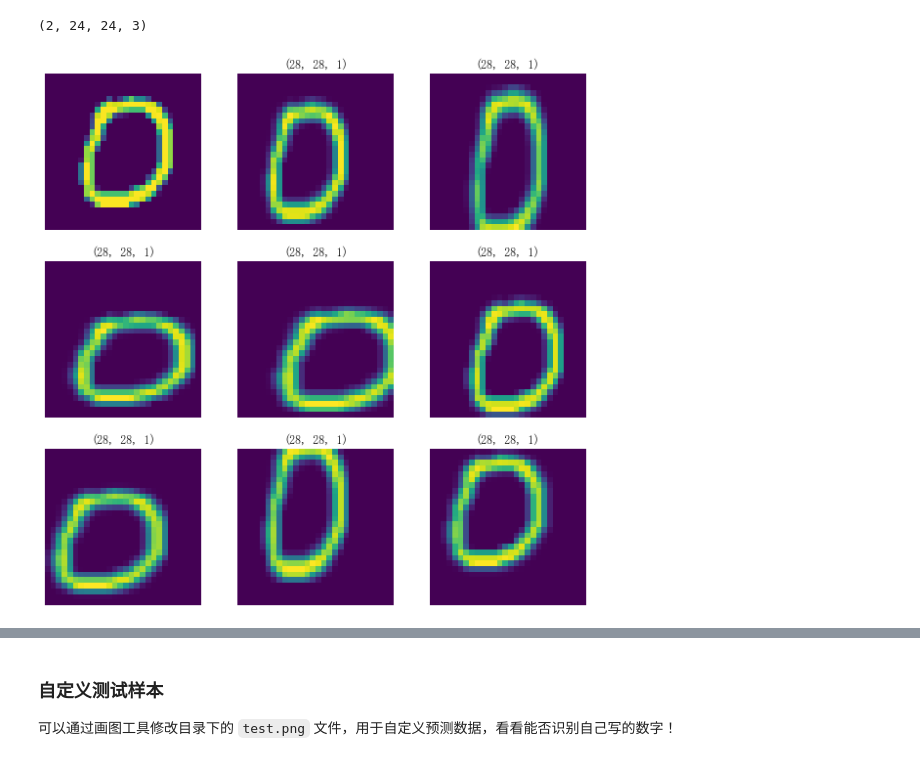
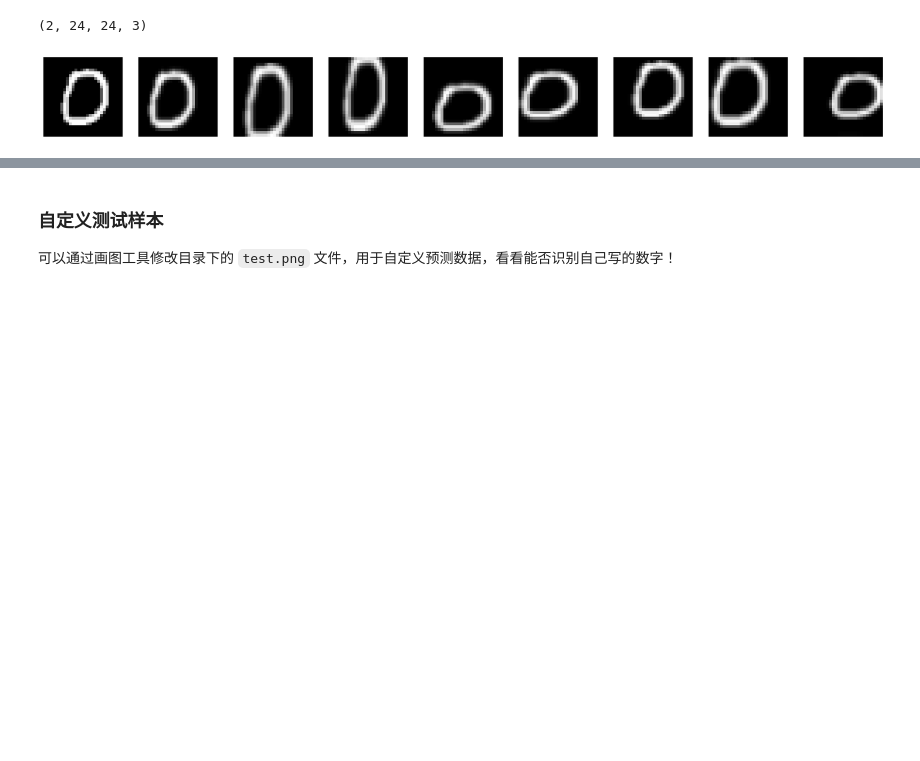
Before and after one commit to wty-yy/DeepLearing-Summer, a Jupyter notebook: TensorFlow/Part2 Neural Networks/Neural Networks writing number improved.ipynb, the cells around one changed output, grey strips where cells are left out. Cells and saved outputs as stored; diff of their text form; code cells hidden in the pictures; blank space fills up the shorter version.

```diff
--- a/TensorFlow/Part2 Neural Networks/Neural Networks writing number improved.ipynb
+++ b/TensorFlow/Part2 Neural Networks/Neural Networks writing number improved.ipynb
@@ -19,26 +19,38 @@ y = layers.Cropping2D(cropping=((2, 2)))(x)
 print(y.shape)
 # %% [output]
 (2, 24, 24, 3)
+# %%
+plt.rcParams['axes.linewidth'] = 1  # 图框宽度
+plt.rcParams['figure.dpi'] = 100  # plt.show显示分辨率
+config = {
+    "font.family":'serif',
+    "font.size": 18,
+    "mathtext.fontset":'stix',
+    "font.serif": ['SimSun'],
+}
+plt.rcParams.update(config)
 # %%
 # 对数据增强的详细解释请见 Part3 Convolution Neural Networks 目录下 Image classification.ipynb 的数据增强部分
 augmentation = keras.Sequential([
     layers.RandomZoom(0.3, 0.3, input_shape=(28, 28, 1)),  # 压缩图像
     layers.RandomTranslation(0.15, 0.15, fill_mode='constant', input_shape=(28, 28, 1))  # 平移图像
 ])
 idx = 10
-plt.figure(figsize=(10, 10))
-plt.subplot(3, 3, 1)
-plt.imshow(test[idx])
+plt.figure(figsize=(20, 20))
+plt.subplot(1, 9, 1)
+plt.imshow(test[idx], cmap='gray')
 plt.axis('off')
 for i in range(8):
-    plt.subplot(3, 3, i + 2)
+    plt.subplot(1, 9, i + 2)
     tmp = augmentation(np.array([test[idx]]))
-    plt.imshow(tmp[0])
+    plt.imshow(tmp[0], cmap='gray')
     plt.axis('off')
-    plt.title(str(tmp[0].shape))
+    #plt.title(str(tmp[0].shape))
+plt.savefig('augmentation.png', bbox_inches = 'tight')
+plt.savefig('augmentation.pdf', bbox_inches = 'tight')
 plt.show()
 # %% [output]
-[figure, old version]
+[figure, new version]
 # %%
 model = keras.Sequential([
     augmentation,  # augmentation
```
Also changed, not shown: parts of 6 cells of this notebook, 1 other file.
